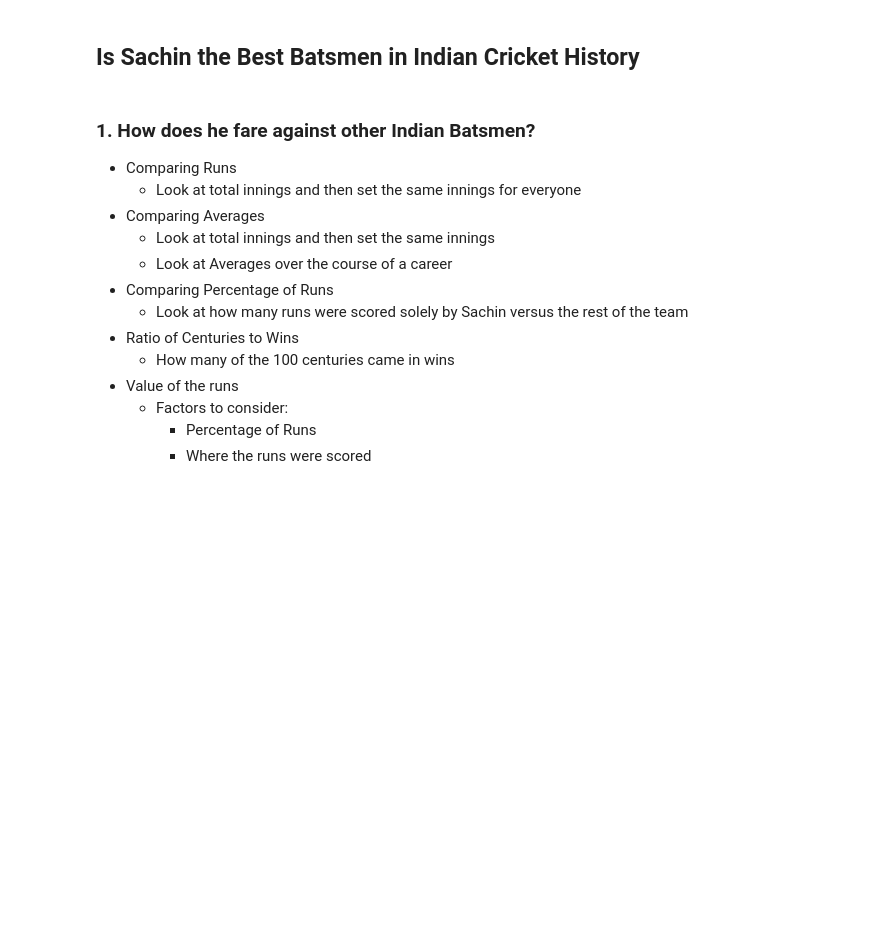
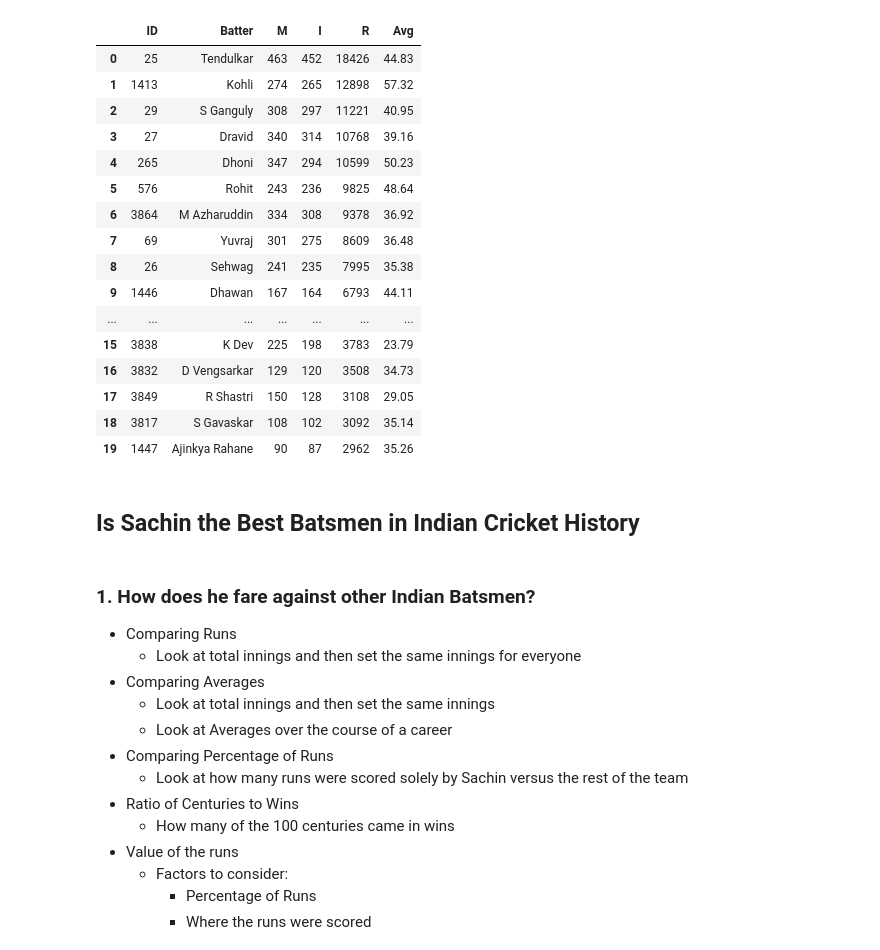
Before and after one commit to sriskid/Cricket_Data_Analysis, a Jupyter notebook: cricket_ds.ipynb, the cells around one changed output. Saved outputs shown, nothing was run; the diff lists cells and outputs as text; code cells hidden in the pictures; blank space fills up the shorter version.

```diff
--- a/cricket_ds.ipynb
+++ b/cricket_ds.ipynb
@@ -41,3 +13,25 @@ data = format_dataframe(df, dictr)
+# %%
+data = pd.read_csv("Initial_data.csv")
+# %%
+data
+# %% [output]
+|  | ID | Batter | M | I | R | Avg |
+| 0 | 25 | Tendulkar | 463 | 452 | 18426 | 44.83 |
+| 1 | 1413 | Kohli | 274 | 265 | 12898 | 57.32 |
+| 2 | 29 | S Ganguly | 308 | 297 | 11221 | 40.95 |
+| 3 | 27 | Dravid | 340 | 314 | 10768 | 39.16 |
+| 4 | 265 | Dhoni | 347 | 294 | 10599 | 50.23 |
+| 5 | 576 | Rohit | 243 | 236 | 9825 | 48.64 |
+| 6 | 3864 | M Azharuddin | 334 | 308 | 9378 | 36.92 |
+| 7 | 69 | Yuvraj | 301 | 275 | 8609 | 36.48 |
+| 8 | 26 | Sehwag | 241 | 235 | 7995 | 35.38 |
+| 9 | 1446 | Dhawan | 167 | 164 | 6793 | 44.11 |
+| ... | ... | ... | ... | ... | ... | ... |
+| 15 | 3838 | K Dev | 225 | 198 | 3783 | 23.79 |
+| 16 | 3832 | D Vengsarkar | 129 | 120 | 3508 | 34.73 |
+| 17 | 3849 | R Shastri | 150 | 128 | 3108 | 29.05 |
+| 18 | 3817 | S Gavaskar | 108 | 102 | 3092 | 35.14 |
+| 19 | 1447 | Ajinkya Rahane | 90 | 87 | 2962 | 35.26 |
 # %% [markdown]
 ## Is Sachin the Best Batsmen in Indian Cricket History
 # %% [markdown]
```
Also changed, not shown: parts of 14 cells of this notebook, 1 other file.
